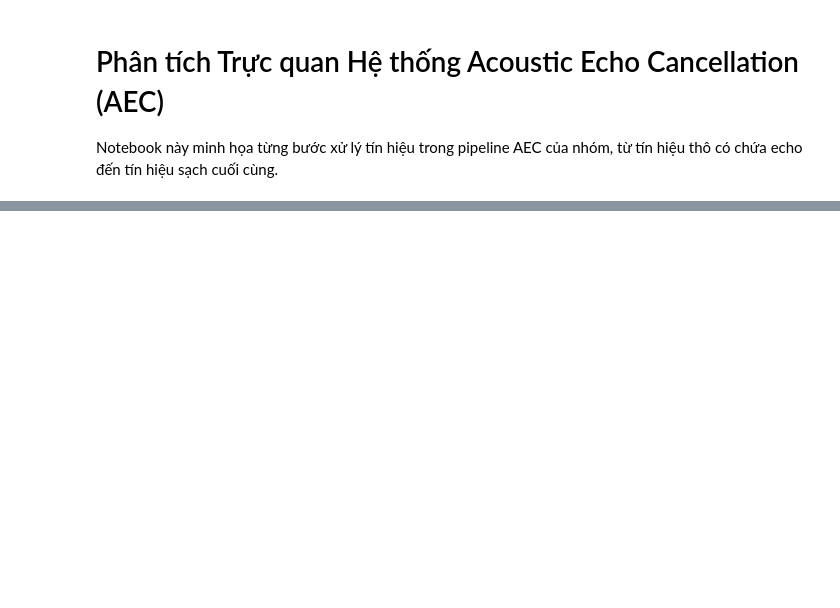
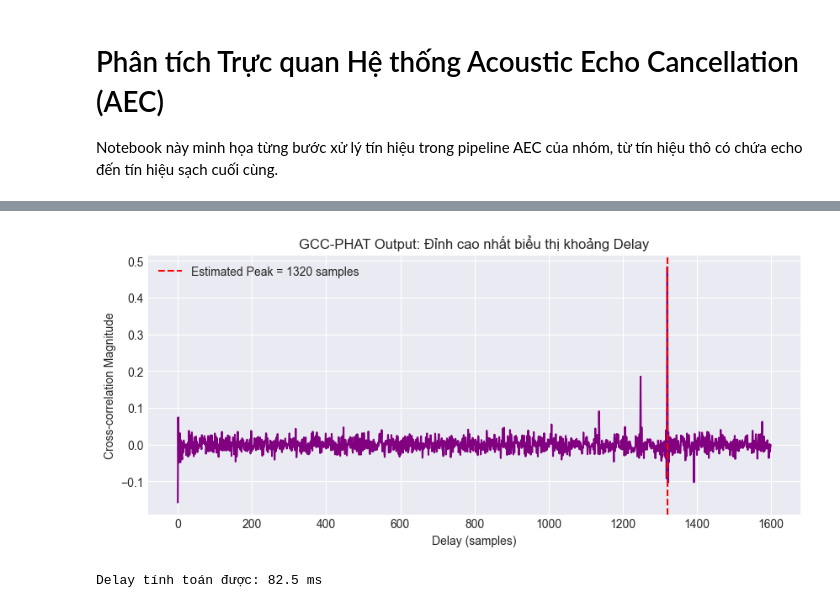
Before and after one commit to ZgsNat/DSP-Acoustic-Echo-Cancellation, a Jupyter notebook: aec-project/docs/demo_core.ipynb, the cells around one changed output, grey strips where cells are left out. Saved outputs shown, nothing was run; the diff lists cells and outputs as text; code cells hidden in the pictures; blank space fills up the shorter version.

```diff
--- a/aec-project/docs/demo_core.ipynb
+++ b/aec-project/docs/demo_core.ipynb
@@ -23,0 +55,32 @@ ModuleNotFoundError: No module named 'matplotlib'
+# %%
+delay_est = DelayEstimator(fft_size=2048, sample_rate=SAMPLE_RATE, max_delay_ms=100.0)
+
+# Trích xuất 1 frame dài để tính delay
+ref_frame_for_delay = ref_signal[8000:8000+2048]
+mic_frame_for_delay = mic_signal[8000:8000+2048]
+
+# Chạy GCC-PHAT thủ công để lấy mảng correlation vẽ đồ thị
+E_ref = np.fft.rfft(ref_frame_for_delay)
+E_mic = np.fft.rfft(mic_frame_for_delay)
+R = E_ref * np.conj(E_mic)
+magnitude = np.maximum(np.abs(R), 1e-10)
+R_phat = R / magnitude
+gcc = np.fft.irfft(R_phat, n=2048)
+
+search_range = gcc[:delay_est.max_delay_samples]
+
+plt.figure(figsize=(10, 4))
+plt.plot(search_range, color='purple')
+estimated_delay_samples = np.argmax(search_range)
+plt.axvline(x=estimated_delay_samples, color='r', linestyle='--',
+            label=f'Estimated Peak = {estimated_delay_samples} samples')
+plt.title("GCC-PHAT Output: Đỉnh cao nhất biểu thị khoảng Delay")
+plt.xlabel("Delay (samples)")
+plt.ylabel("Cross-correlation Magnitude")
+plt.legend()
+plt.show()
+
+print(f"Delay tính toán được: {estimated_delay_samples * 1000 / SAMPLE_RATE:.1f} ms")
+# %% [output]
+[figure, added]
+Delay tính toán được: 82.5 ms
```
Also changed, not shown: parts of 8 cells of this notebook.
